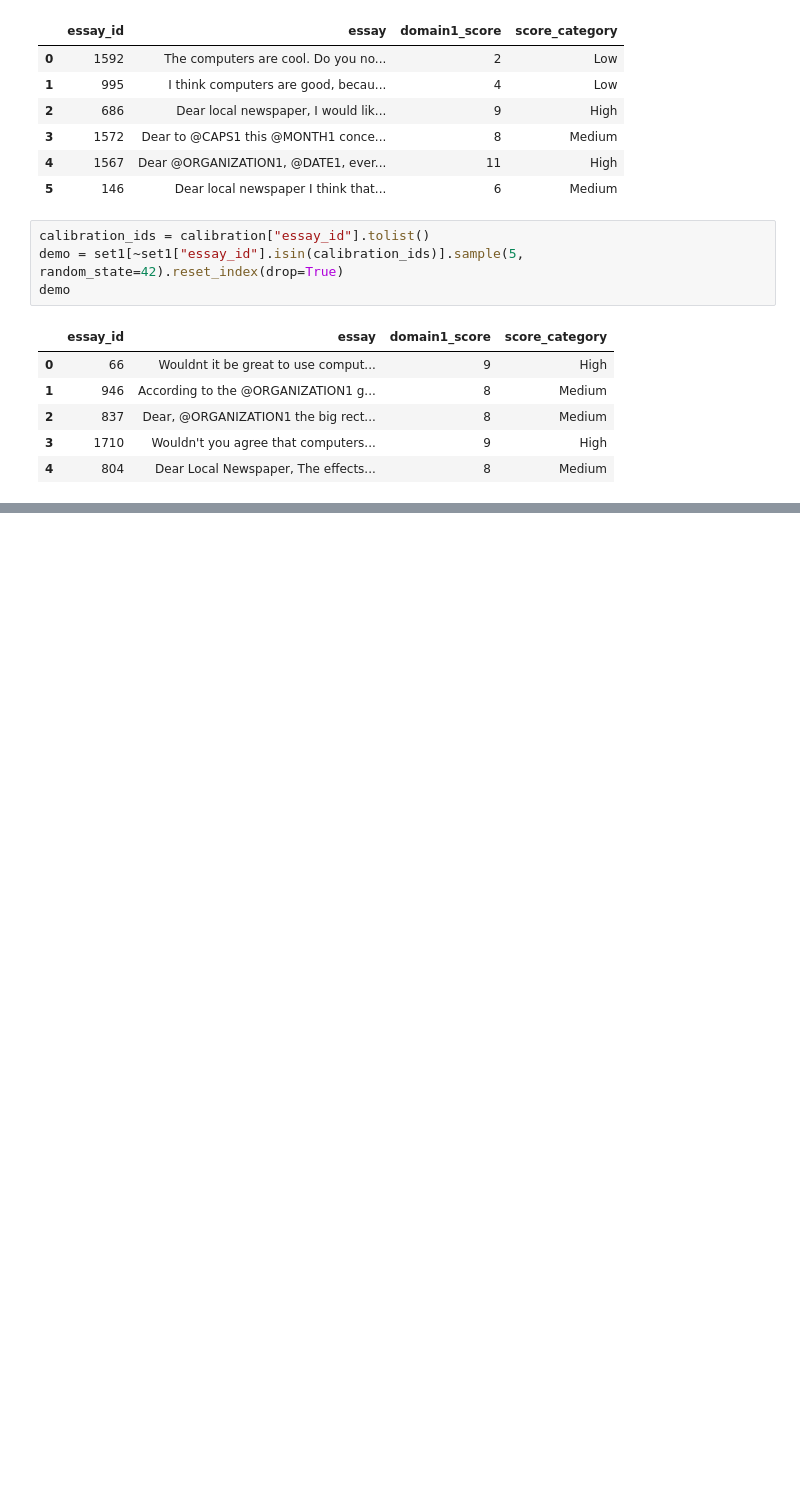
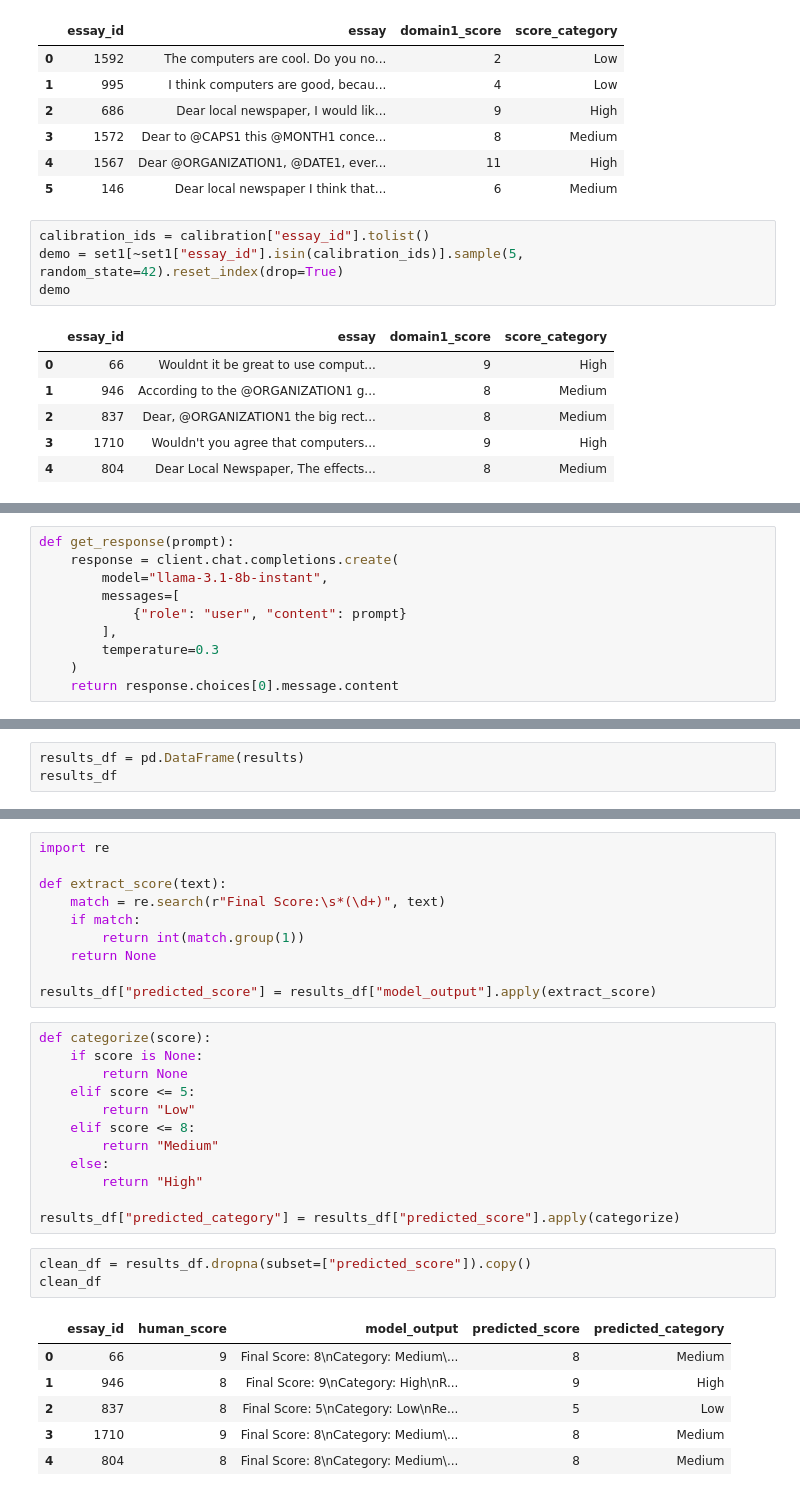
Before and after one commit to MalakSalehh/Thesis-datasets, a Jupyter notebook: FINAL.ipynb, the cells around one changed output, grey strips where cells are left out. Cells and saved outputs as stored; diff of their text form; blank space fills up the shorter version.

```diff
--- a/FINAL.ipynb
+++ b/FINAL.ipynb
@@ -101,0 +165,10 @@ demo
+# %%
+def get_response(prompt):
+    response = client.chat.completions.create(
+        model="llama-3.1-8b-instant",
+        messages=[
+            {"role": "user", "content": prompt}
+        ],
+        temperature=0.3
+    )
+    return response.choices[0].message.content
@@ -101,0 +200,3 @@ demo
+# %%
+results_df = pd.DataFrame(results)
+results_df
@@ -101,0 +210,32 @@ demo
+# %%
+import re
+
+def extract_score(text):
+    match = re.search(r"Final Score:\s*(\d+)", text)
+    if match:
+        return int(match.group(1))
+    return None
+
+results_df["predicted_score"] = results_df["model_output"].apply(extract_score)
+# %%
+def categorize(score):
+    if score is None:
+        return None
+    elif score <= 5:
+        return "Low"
+    elif score <= 8:
+        return "Medium"
+    else:
+        return "High"
+
+results_df["predicted_category"] = results_df["predicted_score"].apply(categorize)
+# %%
+clean_df = results_df.dropna(subset=["predicted_score"]).copy()
+clean_df
+# %% [output]
+|  | essay_id | human_score | model_output | predicted_score | predicted_category |
+| 0 | 66 | 9 | Final Score: 8\nCategory: Medium\... | 8 | Medium |
+| 1 | 946 | 8 | Final Score: 9\nCategory: High\nR... | 9 | High |
+| 2 | 837 | 8 | Final Score: 5\nCategory: Low\nRe... | 5 | Low |
+| 3 | 1710 | 9 | Final Score: 8\nCategory: Medium\... | 8 | Medium |
+| 4 | 804 | 8 | Final Score: 8\nCategory: Medium\... | 8 | Medium |
```
Also changed, not shown: parts of 6 cells of this notebook.
